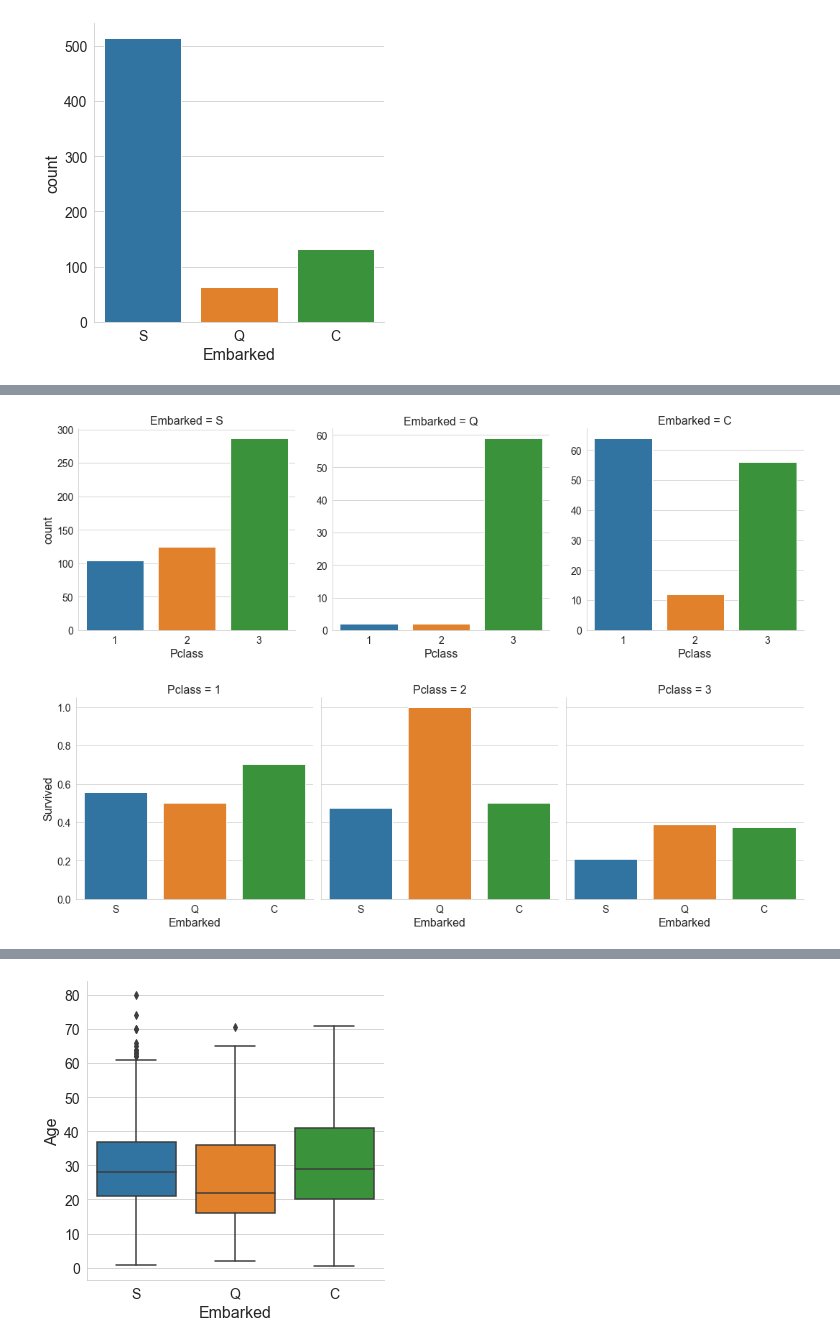
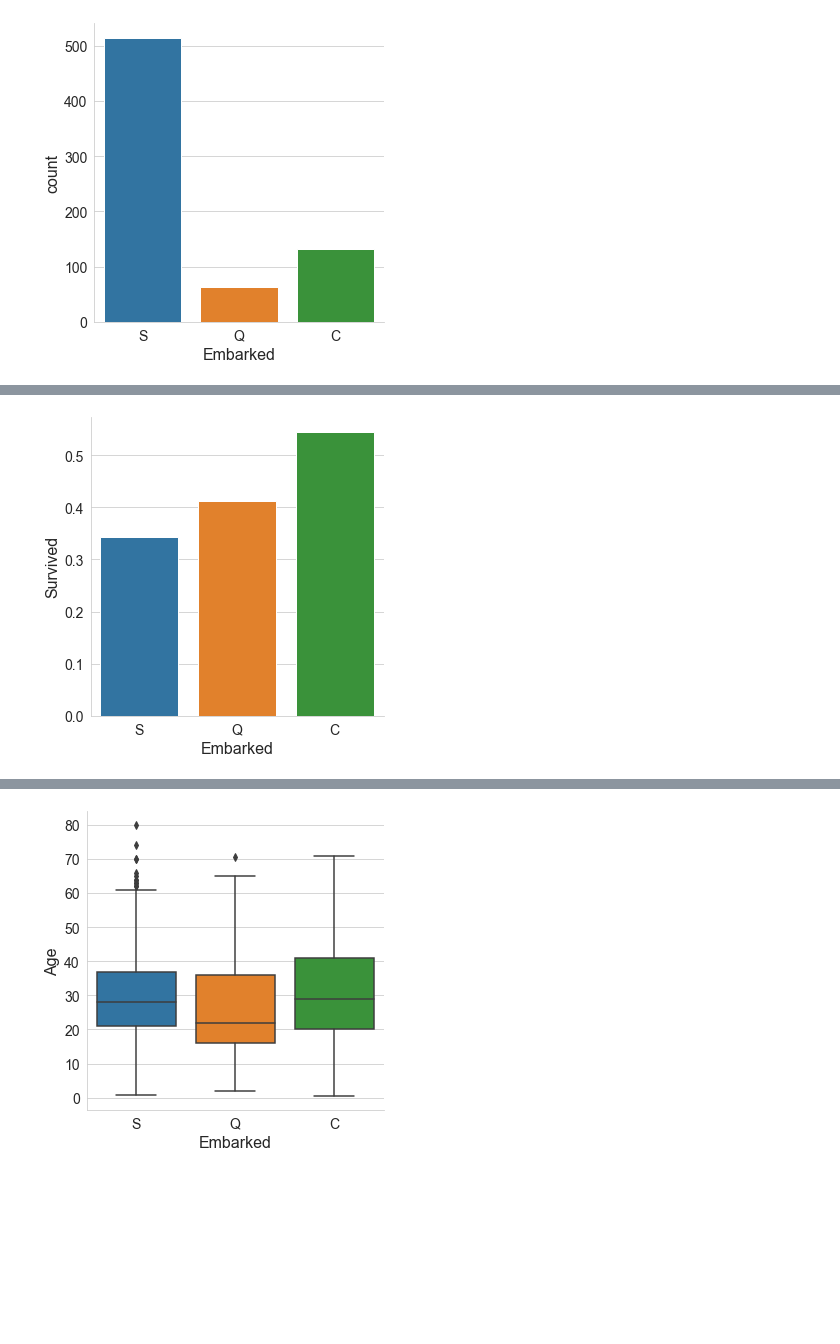
Before and after one commit to AlekseiBogachev/Titanic-Machine-Learning-from-Disaster, a Jupyter notebook: sources/Titanic-Machine-Learning-from-Disaster.ipynb, the cells around one changed output, grey strips where cells are left out. Saved outputs shown, nothing was run; the diff lists cells and outputs as text; code cells hidden in the pictures; blank space fills up the shorter version.

Commit message:
exploratory analysis is finished

```diff
--- a/sources/Titanic-Machine-Learning-from-Disaster.ipynb
+++ b/sources/Titanic-Machine-Learning-from-Disaster.ipynb
@@ -429,0 +492,4 @@ plt.show()
+# %%
+aristocratic_titles = ['rev', 'lady', 'dr', 'jonkheer', 'major', 'col',
+                       'ms', 'the countess', 'don', 'mme', 'sir', 'capt', 'mlle']
+exploratory_set[exploratory_set.Title.isin(aristocratic_titles)]
@@ -430,4 +514,5 @@ plt.show()
 # %%
+exploratory_set.Pclass = exploratory_set.Pclass.astype(np.int64)
 sns.catplot(data=exploratory_set, y='Title', x='Pclass')
 plt.show()
 # %% [output]
@@ -434,0 +520,6 @@ plt.show()
+# %%
+exploratory_set.loc[exploratory_set.Title.isin(aristocratic_titles), 'Title'] = 'aristocratic'
+# %%
+exploratory_set.Pclass = exploratory_set.Pclass.astype(np.int64)
+sns.catplot(data=exploratory_set, y='Title', x='Pclass')
+plt.show()
@@ -712,10 +992,5 @@ plt.show()
-# %%
-sns.catplot(data=exploratory_set, x='Pclass', col='Embarked', kind='count', sharey=False)
-plt.show()
-# %% [output]
-[figure, removed]
 # %%
-sns.catplot(data=exploratory_set, x='Embarked', y='Survived', col='Pclass', kind='bar', ci=None)
+sns.catplot(data=exploratory_set, x='Embarked', y='Survived', kind='bar', ci=None)
 plt.show()
 # %% [output]
-[figure, old version]
+[figure, new version]
```
Also changed, not shown: parts of 58 cells of this notebook.
